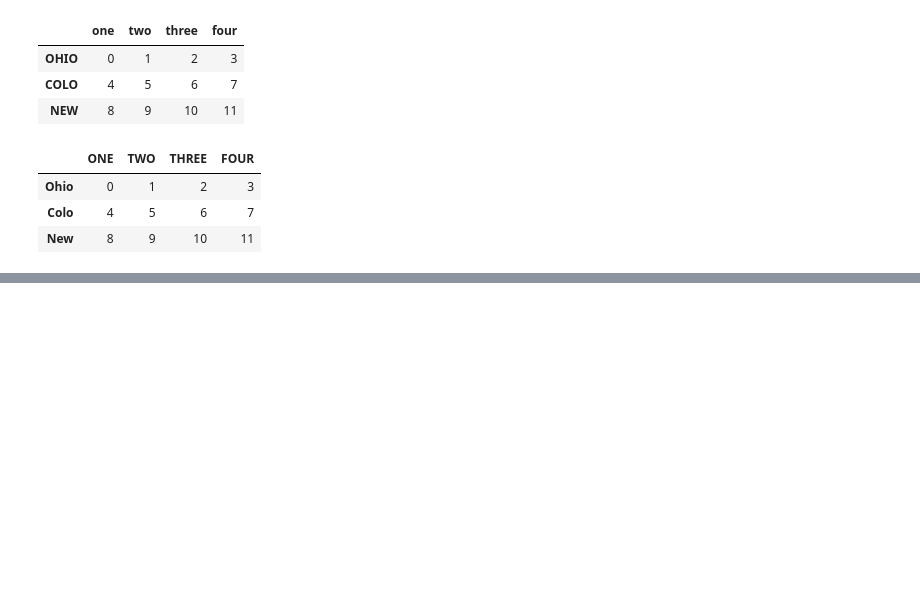
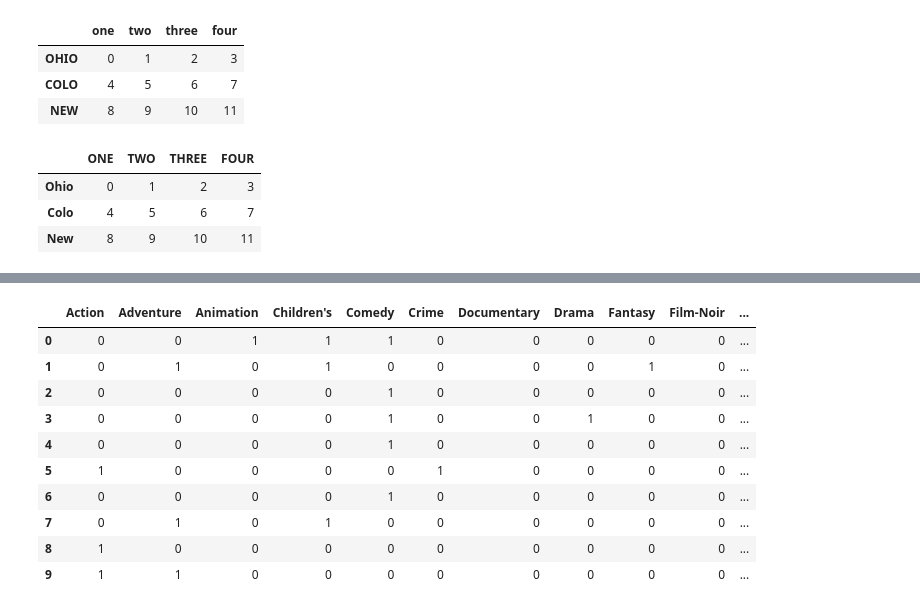
Before and after one commit to karimhbadr1/pydata-book, a Jupyter notebook: Karim/Ch7/Chapter7.ipynb, the cells around one changed output, grey strips where cells are left out. Drawn from its saved outputs; the diff is of its cells as text; code cells hidden in the pictures; blank space fills up the shorter version.

```diff
--- a/Karim/Ch7/Chapter7.ipynb
+++ b/Karim/Ch7/Chapter7.ipynb
@@ -512,0 +891,7 @@ data.rename(index=str.title,columns=str.upper)
+# %%
+from sympy import python
+
+
+mnames=["movie_id","title","genres"]
+movies=pd.read_table("../../datasets/movielens/movies.dat",sep="::",names=mnames,header=None,engine="python")
+movies
@@ -512,0 +926,15 @@ data.rename(index=str.title,columns=str.upper)
+# %%
+dummies=movies["genres"].str.get_dummies("|")
+dummies.iloc[:10]
+# %% [output]
+|  | Action | Adventure | Animation | Children's | Comedy | Crime | Documentary | Drama | Fantasy | Film-Noir | ... |
+| 0 | 0 | 0 | 1 | 1 | 1 | 0 | 0 | 0 | 0 | 0 | ... |
+| 1 | 0 | 1 | 0 | 1 | 0 | 0 | 0 | 0 | 1 | 0 | ... |
+| 2 | 0 | 0 | 0 | 0 | 1 | 0 | 0 | 0 | 0 | 0 | ... |
+| 3 | 0 | 0 | 0 | 0 | 1 | 0 | 0 | 1 | 0 | 0 | ... |
+| 4 | 0 | 0 | 0 | 0 | 1 | 0 | 0 | 0 | 0 | 0 | ... |
+| 5 | 1 | 0 | 0 | 0 | 0 | 1 | 0 | 0 | 0 | 0 | ... |
+| 6 | 0 | 0 | 0 | 0 | 1 | 0 | 0 | 0 | 0 | 0 | ... |
+| 7 | 0 | 1 | 0 | 1 | 0 | 0 | 0 | 0 | 0 | 0 | ... |
+| 8 | 1 | 0 | 0 | 0 | 0 | 0 | 0 | 0 | 0 | 0 | ... |
+| 9 | 1 | 1 | 0 | 0 | 0 | 0 | 0 | 0 | 0 | 0 | ... |
```
Also changed, not shown: parts of 82 cells of this notebook.
